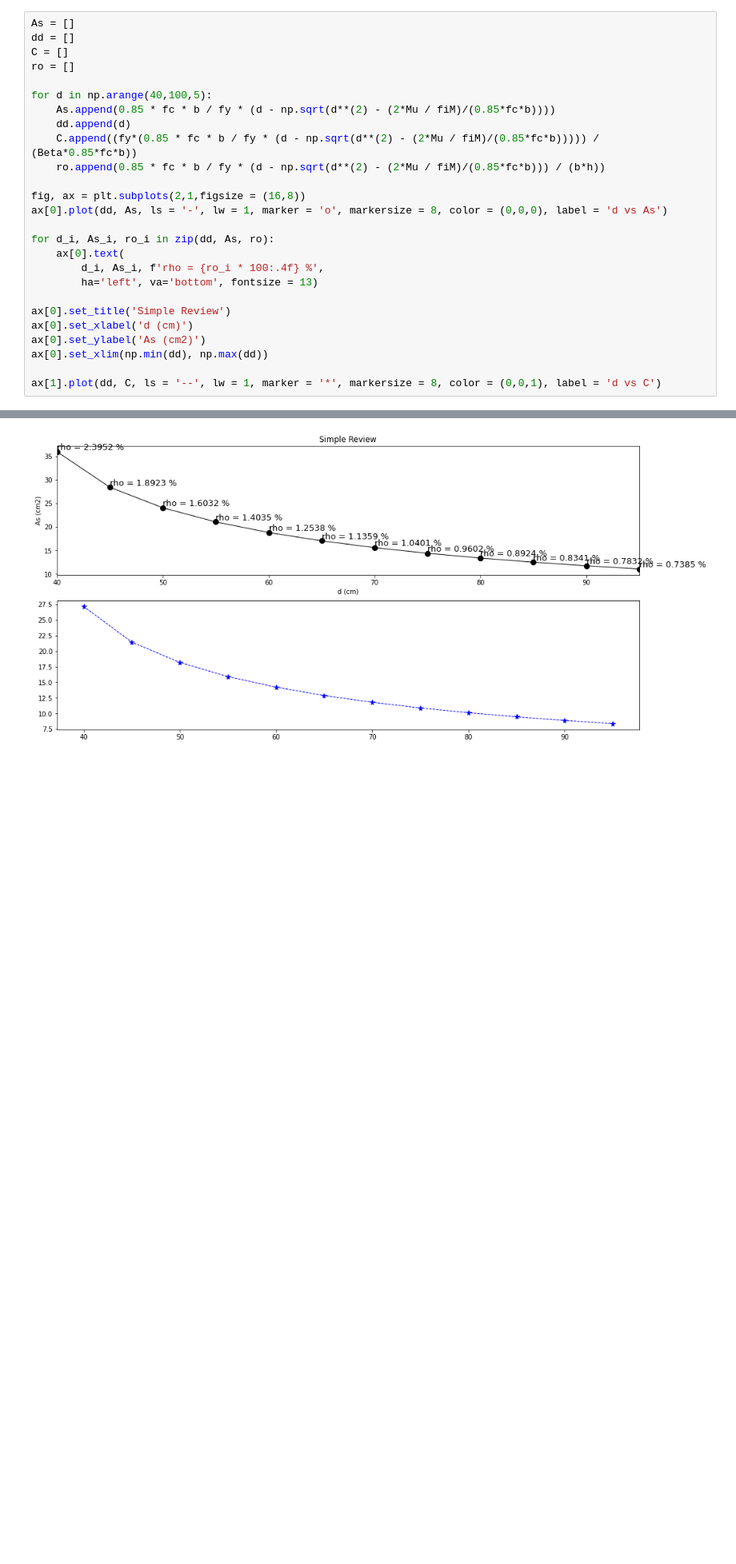
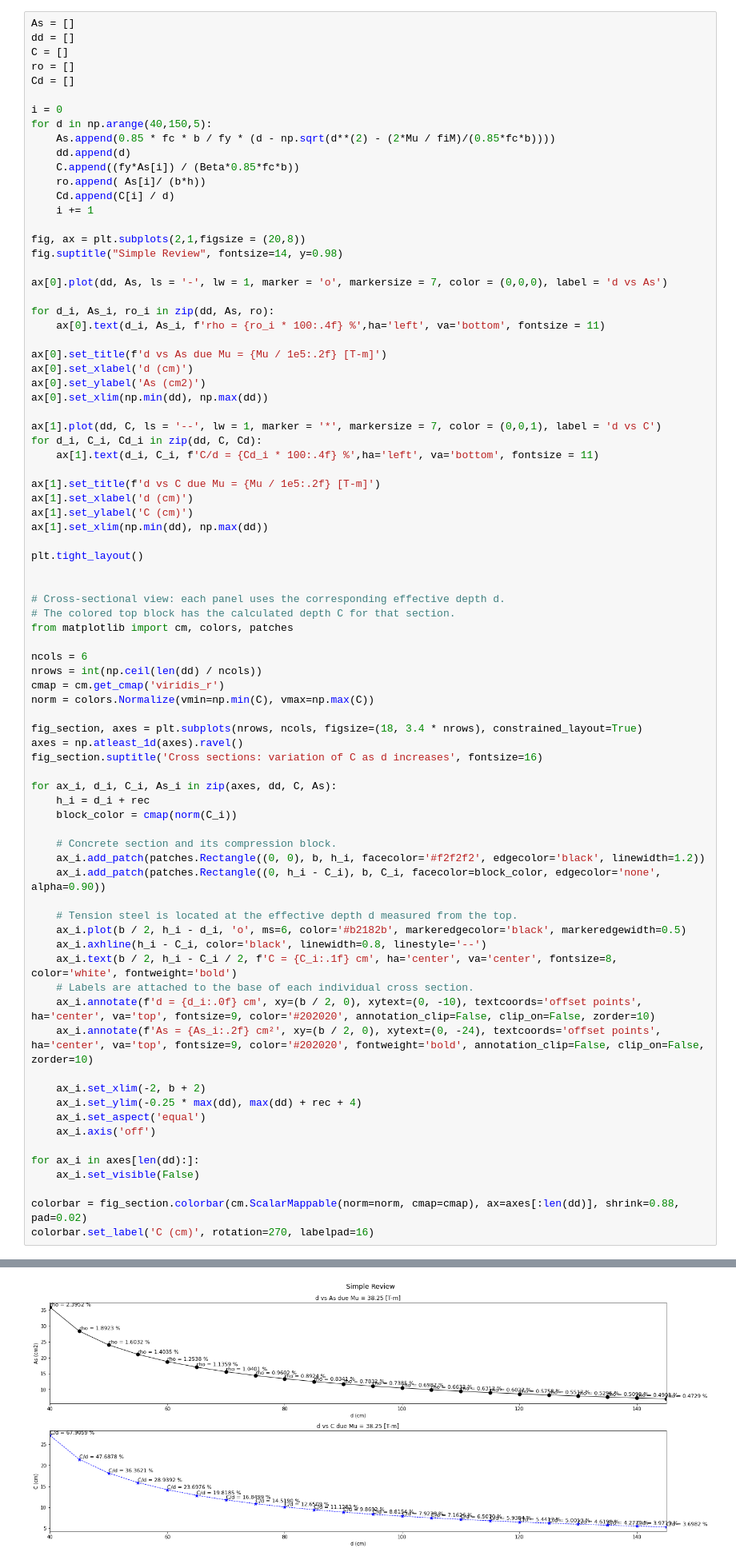
Before and after one commit to Normando1945/Repo_ConcreteII_Desing, a Jupyter notebook: Markdowns/03_Flexural_Strength_Design.ipynb, the cells around one changed output, grey strips where cells are left out. Shown at 80% size. Saved outputs shown, nothing was run; the diff lists cells and outputs as text; blank space fills up the shorter version.

```diff
--- a/Markdowns/03_Flexural_Strength_Design.ipynb
+++ b/Markdowns/03_Flexural_Strength_Design.ipynb
@@ -233,25 +233,79 @@ As = []
 dd = []
 C = []
 ro = []
+Cd = []
 
-for d in np.arange(40,100,5):
+i = 0
+for d in np.arange(40,150,5):
     As.append(0.85 * fc * b / fy * (d - np.sqrt(d**(2) - (2*Mu / fiM)/(0.85*fc*b))))
     dd.append(d)
-    C.append((fy*(0.85 * fc * b / fy * (d - np.sqrt(d**(2) - (2*Mu / fiM)/(0.85*fc*b))))) / (Beta*0.85*fc*b))
-    ro.append(0.85 * fc * b / fy * (d - np.sqrt(d**(2) - (2*Mu / fiM)/(0.85*fc*b))) / (b*h))
+    C.append((fy*As[i]) / (Beta*0.85*fc*b))
+    ro.append( As[i]/ (b*h))
+    Cd.append(C[i] / d)
+    i += 1
 
-fig, ax = plt.subplots(2,1,figsize = (16,8))
-ax[0].plot(dd, As, ls = '-', lw = 1, marker = 'o', markersize = 8, color = (0,0,0), label = 'd vs As')
+fig, ax = plt.subplots(2,1,figsize = (20,8))
+fig.suptitle("Simple Review", fontsize=14, y=0.98)
+
+ax[0].plot(dd, As, ls = '-', lw = 1, marker = 'o', markersize = 7, color = (0,0,0), label = 'd vs As')
 
 for d_i, As_i, ro_i in zip(dd, As, ro):
-    ax[0].text(
-        d_i, As_i, f'rho = {ro_i * 100:.4f} %',
-        ha='left', va='bottom', fontsize = 13)
+    ax[0].text(d_i, As_i, f'rho = {ro_i * 100:.4f} %',ha='left', va='bottom', fontsize = 11)
 
-ax[0].set_title('Simple Review')
+ax[0].set_title(f'd vs As due Mu = {Mu / 1e5:.2f} [T-m]')
 ax[0].set_xlabel('d (cm)')
 ax[0].set_ylabel('As (cm2)')
 ax[0].set_xlim(np.min(dd), np.max(dd))
 
-ax[1].plot(dd, C, ls = '--', lw = 1, marker = '*', markersize = 8, color = (0,0,1), label = 'd vs C')
+ax[1].plot(dd, C, ls = '--', lw = 1, marker = '*', markersize = 7, color = (0,0,1), label = 'd vs C')
+for d_i, C_i, Cd_i in zip(dd, C, Cd):
+    ax[1].text(d_i, C_i, f'C/d = {Cd_i * 100:.4f} %',ha='left', va='bottom', fontsize = 11)
+
+ax[1].set_title(f'd vs C due Mu = {Mu / 1e5:.2f} [T-m]')
+ax[1].set_xlabel('d (cm)')
+ax[1].set_ylabel('C (cm)')
+ax[1].set_xlim(np.min(dd), np.max(dd))
+
+plt.tight_layout()
+
+
+# Cross-sectional view: each panel uses the corresponding effective depth d.
+# The colored top block has the calculated depth C for that section.
+from matplotlib import cm, colors, patches
+
+ncols = 6
+nrows = int(np.ceil(len(dd) / ncols))
+cmap = cm.get_cmap('viridis_r')
+norm = colors.Normalize(vmin=np.min(C), vmax=np.max(C))
+
+fig_section, axes = plt.subplots(nrows, ncols, figsize=(18, 3.4 * nrows), constrained_layout=True)
+axes = np.atleast_1d(axes).ravel()
+fig_section.suptitle('Cross sections: variation of C as d increases', fontsize=16)
+
+for ax_i, d_i, C_i, As_i in zip(axes, dd, C, As):
+    h_i = d_i + rec
+    block_color = cmap(norm(C_i))
+
+    # Concrete section and its compression block.
+    ax_i.add_patch(patches.Rectangle((0, 0), b, h_i, facecolor='#f2f2f2', edgecolor='black', linewidth=1.2))
+    ax_i.add_patch(patches.Rectangle((0, h_i - C_i), b, C_i, facecolor=block_color, edgecolor='none', alpha=0.90))
+
+    # Tension steel is located at the effective depth d measured from the top.
+    ax_i.plot(b / 2, h_i - d_i, 'o', ms=6, color='#b2182b', markeredgecolor='black', markeredgewidth=0.5)
+    ax_i.axhline(h_i - C_i, color='black', linewidth=0.8, linestyle='--')
+    ax_i.text(b / 2, h_i - C_i / 2, f'C = {C_i:.1f} cm', ha='center', va='center', fontsize=8, color='white', fontweight='bold')
+    # Labels are attached to the base of each individual cross section.
+    ax_i.annotate(f'd = {d_i:.0f} cm', xy=(b / 2, 0), xytext=(0, -10), textcoords='offset points', ha='center', va='top', fontsize=9, color='#202020', annotation_clip=False, clip_on=False, zorder=10)
+    ax_i.annotate(f'As = {As_i:.2f} cm²', xy=(b / 2, 0), xytext=(0, -24), textcoords='offset points', ha='center', va='top', fontsize=9, color='#202020', fontweight='bold', annotation_clip=False, clip_on=False, zorder=10)
+
+    ax_i.set_xlim(-2, b + 2)
+    ax_i.set_ylim(-0.25 * max(dd), max(dd) + rec + 4)
+    ax_i.set_aspect('equal')
+    ax_i.axis('off')
+
+for ax_i in axes[len(dd):]:
+    ax_i.set_visible(False)
+
+colorbar = fig_section.colorbar(cm.ScalarMappable(norm=norm, cmap=cmap), ax=axes[:len(dd)], shrink=0.88, pad=0.02)
+colorbar.set_label('C (cm)', rotation=270, labelpad=16)
 # %% [output]
@@ -259 +312 @@ ax[1].plot(dd, C, ls = '--', lw = 1, marker = '*', markersize = 8, color = (0,0,
-[figure, old version]
+[figure, new version]
```
Also changed, not shown: parts of 1 cell of this notebook.
